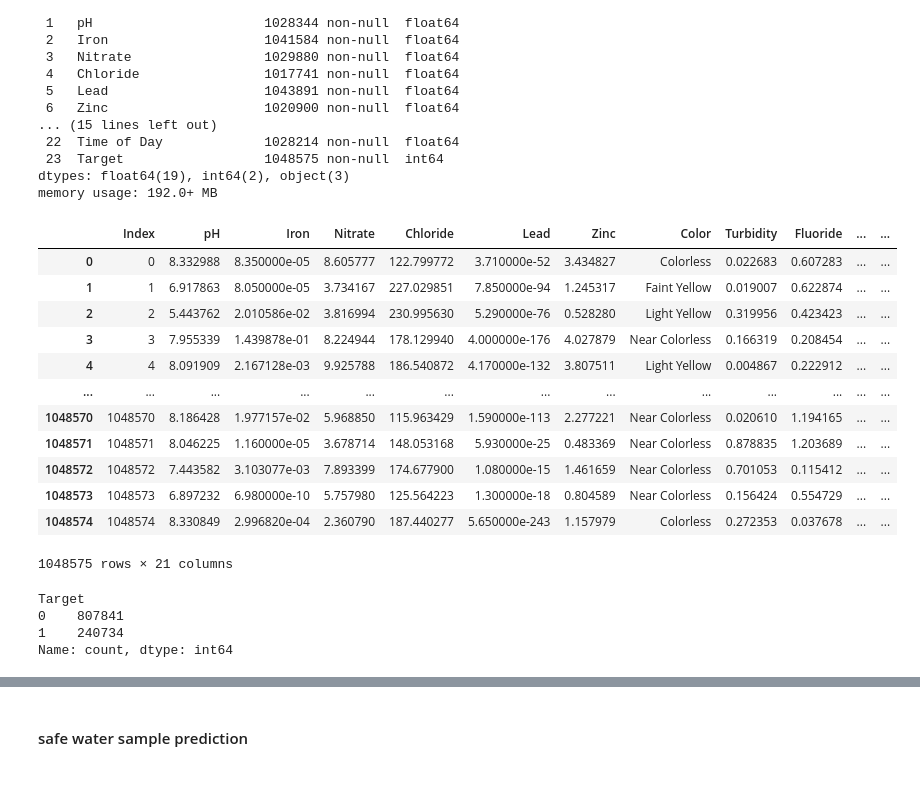
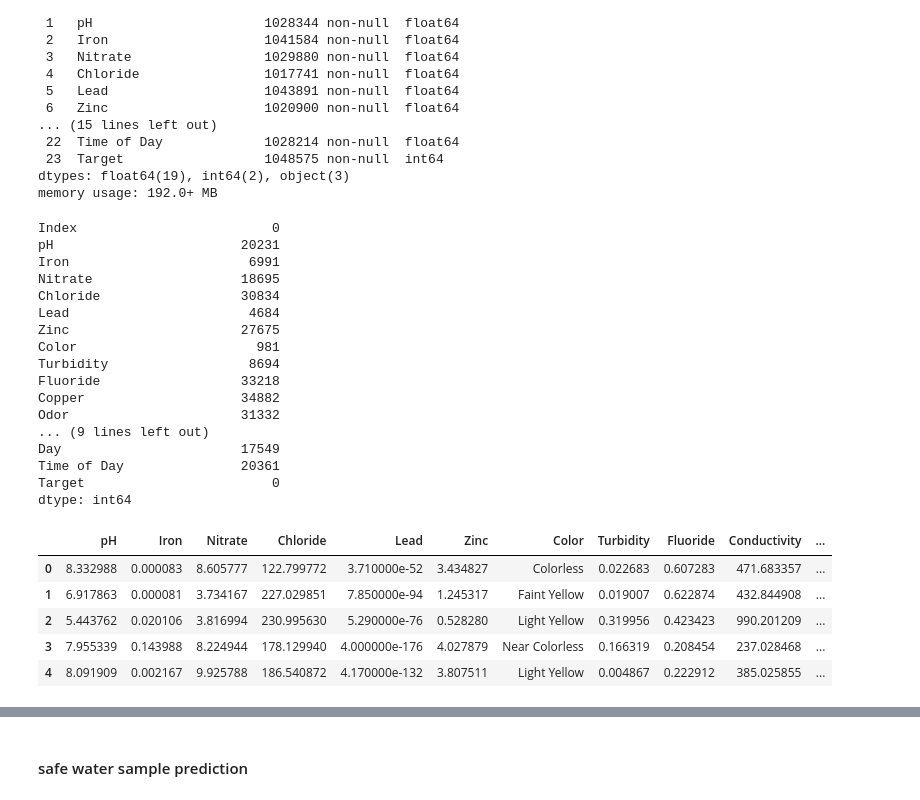
Before and after one commit to akshayajkumar/Water_Quality_Prediction, a Jupyter notebook: main.ipynb, the cells around one changed output, grey strips where cells are left out. Drawn from its saved outputs; the diff is of its cells as text; code cells hidden in the pictures.

```diff
--- a/main.ipynb
+++ b/main.ipynb
@@ -70,6 +65,26 @@ Data columns (total 24 columns):
  23  Target                  1048575 non-null  int64
 dtypes: float64(19), int64(2), object(3)
 memory usage: 192.0+ MB
+# %%
+df.isnull().sum()
+# %% [output]
+Index                         0
+pH                        20231
+Iron                       6991
+Nitrate                   18695
+Chloride                  30834
+Lead                       4684
+Zinc                      27675
+Color                       981
+Turbidity                  8694
+Fluoride                  33218
+Copper                    34882
+Odor                      31332
+... (9 lines left out)
+Day                       17549
+Time of Day               20361
+Target                        0
+dtype: int64
 # %%
 cols_to_drop = [
     'Copper',     # High missing, likely not essential
@@ -80,23 +97,9 @@ df.drop(columns=cols_to_drop, inplace=True)
 # %%
-df
+df.head()
 # %% [output]
-|  | Index | pH | Iron | Nitrate | Chloride | Lead | Zinc | Color | Turbidity | Fluoride | ... | ... |
-| 0 | 0 | 8.332988 | 8.350000e-05 | 8.605777 | 122.799772 | 3.710000e-52 | 3.434827 | Colorless | 0.022683 | 0.607283 | ... | ... |
-| 1 | 1 | 6.917863 | 8.050000e-05 | 3.734167 | 227.029851 | 7.850000e-94 | 1.245317 | Faint Yellow | 0.019007 | 0.622874 | ... | ... |
-| 2 | 2 | 5.443762 | 2.010586e-02 | 3.816994 | 230.995630 | 5.290000e-76 | 0.528280 | Light Yellow | 0.319956 | 0.423423 | ... | ... |
-| 3 | 3 | 7.955339 | 1.439878e-01 | 8.224944 | 178.129940 | 4.000000e-176 | 4.027879 | Near Colorless | 0.166319 | 0.208454 | ... | ... |
-| 4 | 4 | 8.091909 | 2.167128e-03 | 9.925788 | 186.540872 | 4.170000e-132 | 3.807511 | Light Yellow | 0.004867 | 0.222912 | ... | ... |
-| ... | ... | ... | ... | ... | ... | ... | ... | ... | ... | ... | ... | ... |
-| 1048570 | 1048570 | 8.186428 | 1.977157e-02 | 5.968850 | 115.963429 | 1.590000e-113 | 2.277221 | Near Colorless | 0.020610 | 1.194165 | ... | ... |
-| 1048571 | 1048571 | 8.046225 | 1.160000e-05 | 3.678714 | 148.053168 | 5.930000e-25 | 0.483369 | Near Colorless | 0.878835 | 1.203689 | ... | ... |
-| 1048572 | 1048572 | 7.443582 | 3.103077e-03 | 7.893399 | 174.677900 | 1.080000e-15 | 1.461659 | Near Colorless | 0.701053 | 0.115412 | ... | ... |
-| 1048573 | 1048573 | 6.897232 | 6.980000e-10 | 5.757980 | 125.564223 | 1.300000e-18 | 0.804589 | Near Colorless | 0.156424 | 0.554729 | ... | ... |
-| 1048574 | 1048574 | 8.330849 | 2.996820e-04 | 2.360790 | 187.440277 | 5.650000e-243 | 1.157979 | Colorless | 0.272353 | 0.037678 | ... | ... |
+|  | pH | Iron | Nitrate | Chloride | Lead | Zinc | Color | Turbidity | Fluoride | Conductivity | ... |
+| 0 | 8.332988 | 0.000083 | 8.605777 | 122.799772 | 3.710000e-52 | 3.434827 | Colorless | 0.022683 | 0.607283 | 471.683357 | ... |
+| 1 | 6.917863 | 0.000081 | 3.734167 | 227.029851 | 7.850000e-94 | 1.245317 | Faint Yellow | 0.019007 | 0.622874 | 432.844908 | ... |
+| 2 | 5.443762 | 0.020106 | 3.816994 | 230.995630 | 5.290000e-76 | 0.528280 | Light Yellow | 0.319956 | 0.423423 | 990.201209 | ... |
+| 3 | 7.955339 | 0.143988 | 8.224944 | 178.129940 | 4.000000e-176 | 4.027879 | Near Colorless | 0.166319 | 0.208454 | 237.028468 | ... |
+| 4 | 8.091909 | 0.002167 | 9.925788 | 186.540872 | 4.170000e-132 | 3.807511 | Light Yellow | 0.004867 | 0.222912 | 385.025855 | ... |
-1048575 rows × 21 columns
-# %%
-df['Target'].value_counts()
-# %% [output]
-Target
-0    807841
-1    240734
-Name: count, dtype: int64
```
Also changed, not shown: parts of 38 cells of this notebook, 2 other files.
